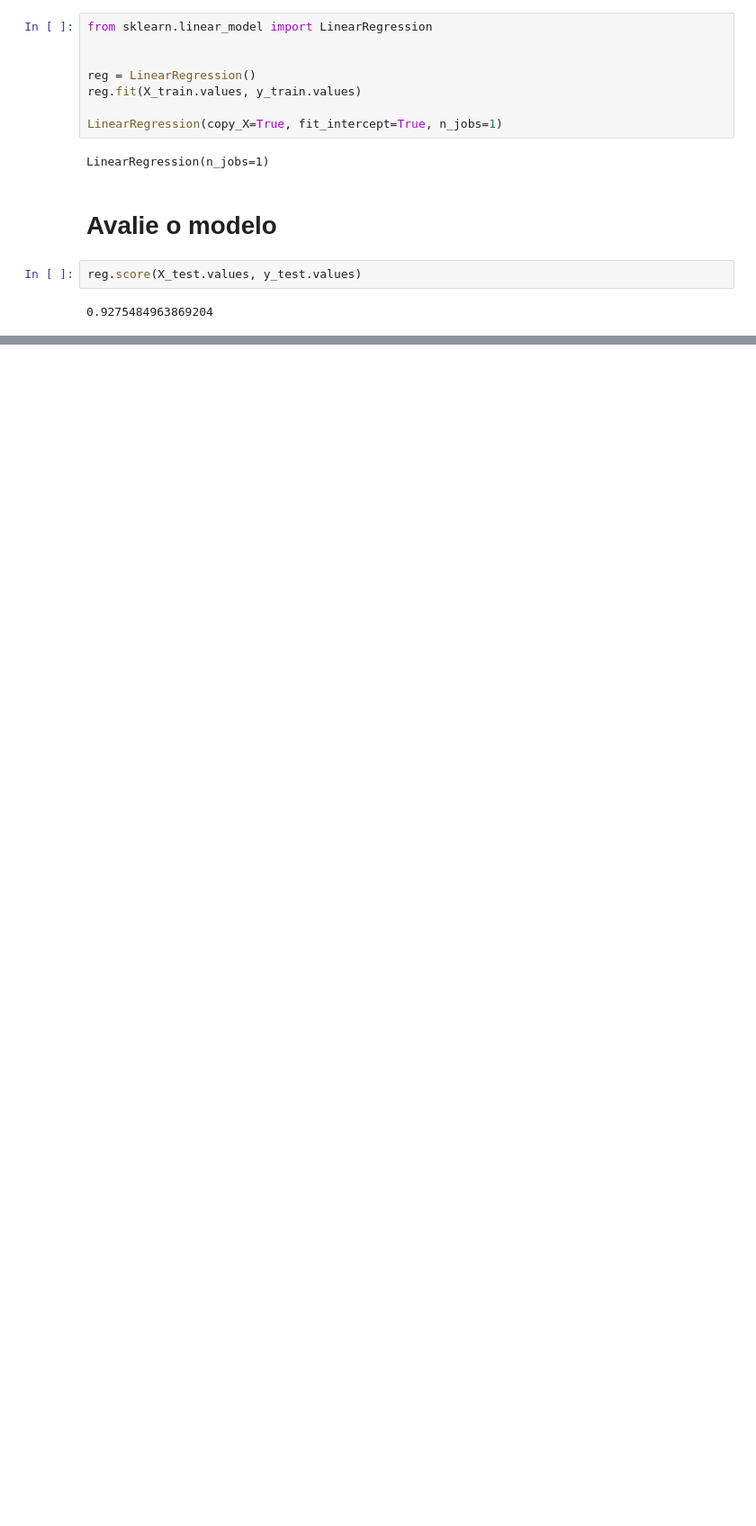
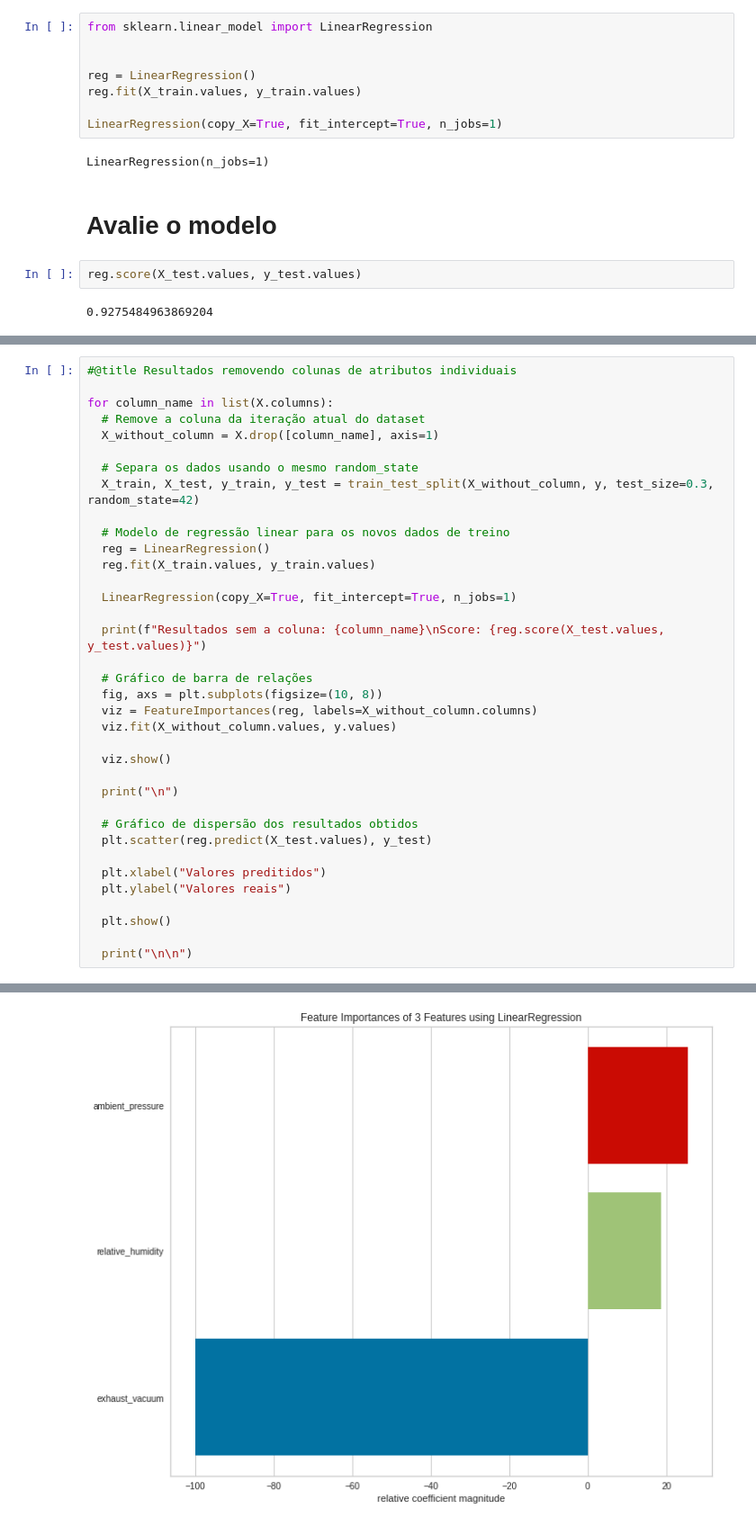
Before and after one commit to PedroDiehl/trabalho-ia, a Jupyter notebook: TrabalhoIA.ipynb, the cells around one changed output, grey strips where cells are left out. Shown at 90% size. Cells and saved outputs as stored; diff of their text form; blank space fills up the shorter version.

```diff
--- a/TrabalhoIA.ipynb
+++ b/TrabalhoIA.ipynb
@@ -321,0 +388,37 @@ viz.show()
+# %%
+#@title Resultados removendo colunas de atributos individuais
+
+for column_name in list(X.columns):
+  # Remove a coluna da iteração atual do dataset
+  X_without_column = X.drop([column_name], axis=1)
+
+  # Separa os dados usando o mesmo random_state
+  X_train, X_test, y_train, y_test = train_test_split(X_without_column, y, test_size=0.3, random_state=42)
+
+  # Modelo de regressão linear para os novos dados de treino
+  reg = LinearRegression()
+  reg.fit(X_train.values, y_train.values)
+
+  LinearRegression(copy_X=True, fit_intercept=True, n_jobs=1)
+
+  print(f"Resultados sem a coluna: {column_name}\nScore: {reg.score(X_test.values, y_test.values)}")
+
+  # Gráfico de barra de relações
+  fig, axs = plt.subplots(figsize=(10, 8))
+  viz = FeatureImportances(reg, labels=X_without_column.columns)
+  viz.fit(X_without_column.values, y.values)
+
+  viz.show()
+
+  print("\n")
+
+  # Gráfico de dispersão dos resultados obtidos
+  plt.scatter(reg.predict(X_test.values), y_test)
+
+  plt.xlabel("Valores preditidos")
+  plt.ylabel("Valores reais")
+
+  plt.show()
+
+  print("\n\n")
+# %% [output]
@@ -321,0 +427 @@ viz.show()
+[figure, added]
```
Also changed, not shown: parts of 16 cells of this notebook.
